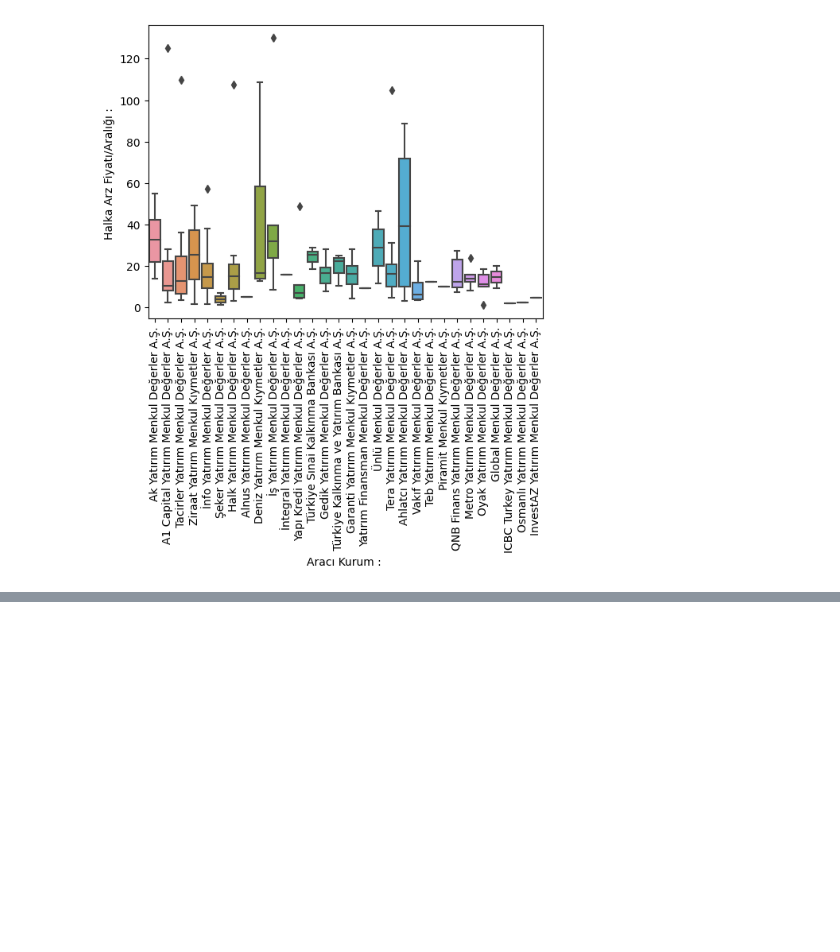
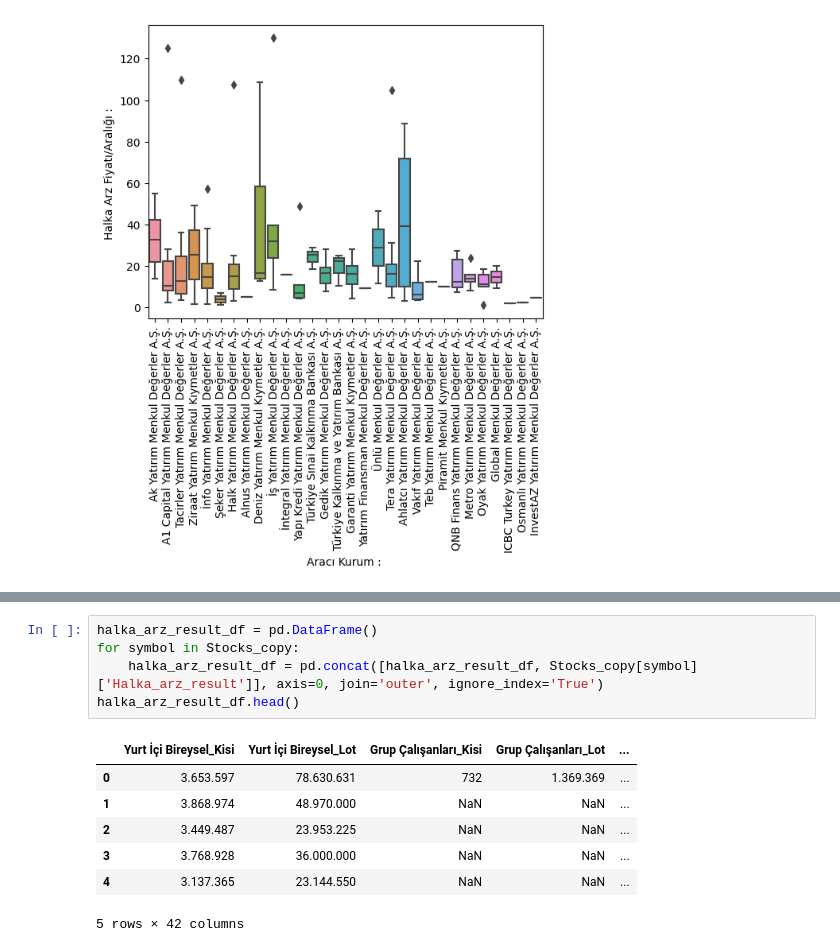
Before and after one commit to uguratli/HalkaArz, a Jupyter notebook: Halka_arz_lab.ipynb, the cells around one changed output, grey strips where cells are left out. Saved outputs shown, nothing was run; the diff lists cells and outputs as text; blank space fills up the shorter version.

```diff
--- a/Halka_arz_lab.ipynb
+++ b/Halka_arz_lab.ipynb
@@ -397,0 +396,13 @@ ax.set_xticklabels(ax.get_xticklabels(),rotation=90);
+# %%
+halka_arz_result_df = pd.DataFrame()
+for symbol in Stocks_copy:
+    halka_arz_result_df = pd.concat([halka_arz_result_df, Stocks_copy[symbol]['Halka_arz_result']], axis=0, join='outer', ignore_index='True')
+halka_arz_result_df.head()
+# %% [output]
+|  | Yurt İçi Bireysel_Kisi | Yurt İçi Bireysel_Lot | Grup Çalışanları_Kisi | Grup Çalışanları_Lot | ... |
+| 0 | 3.653.597 | 78.630.631 | 732 | 1.369.369 | ... |
+| 1 | 3.868.974 | 48.970.000 | NaN | NaN | ... |
+| 2 | 3.449.487 | 23.953.225 | NaN | NaN | ... |
+| 3 | 3.768.928 | 36.000.000 | NaN | NaN | ... |
+| 4 | 3.137.365 | 23.144.550 | NaN | NaN | ... |
+5 rows × 42 columns
```
Also changed, not shown: parts of 11 cells of this notebook.
